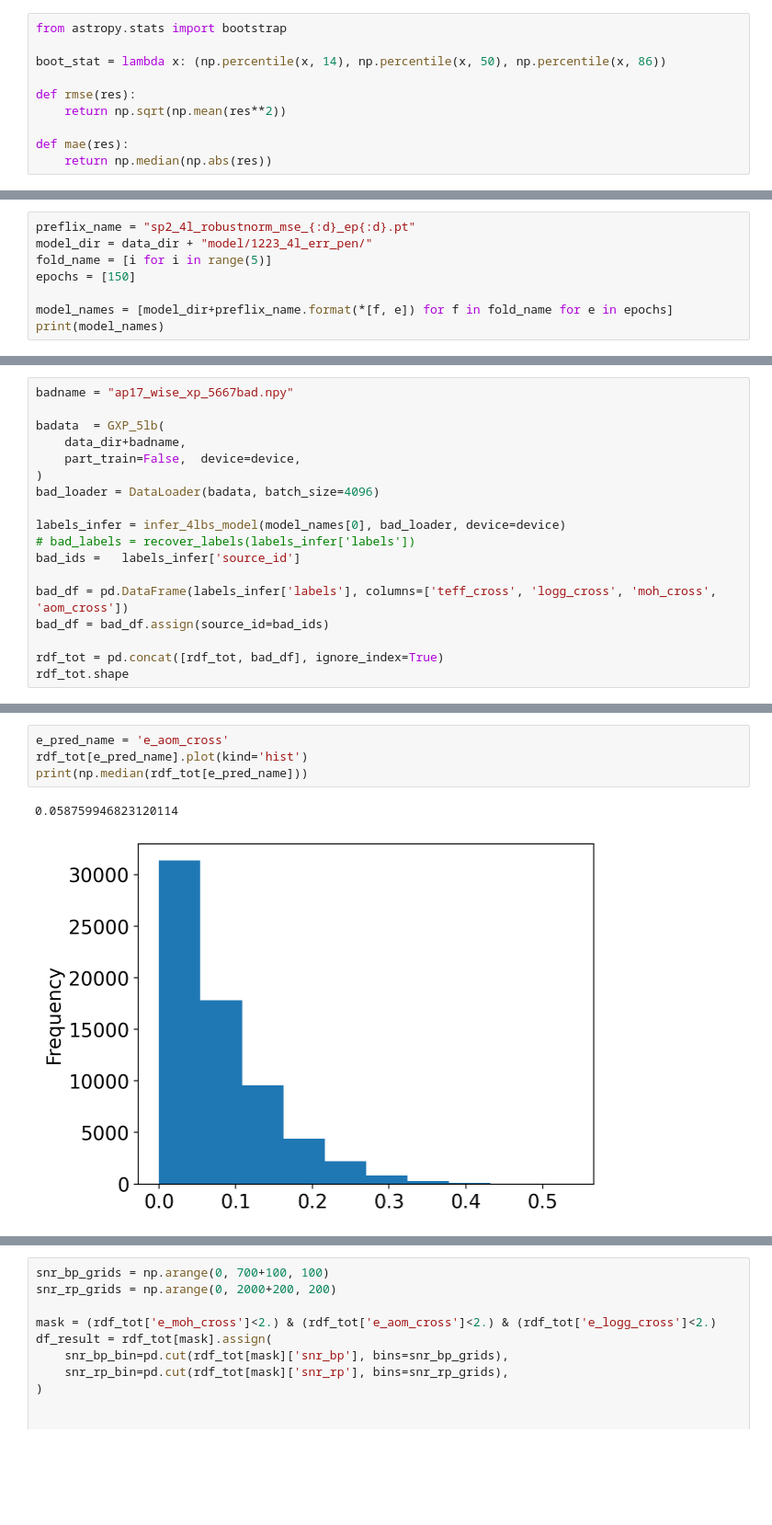
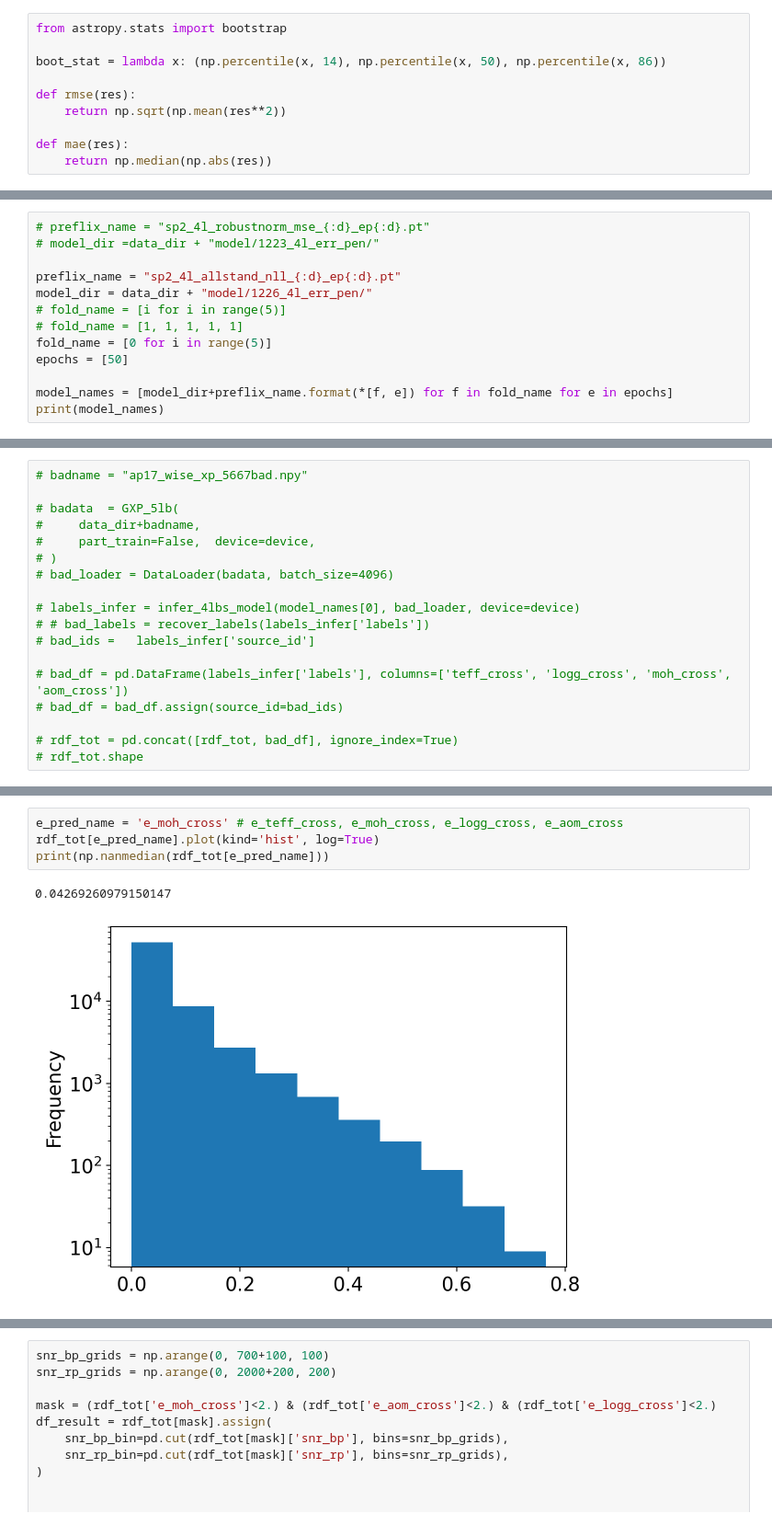
Before and after one commit to jiadonglee/aspgap, a Jupyter notebook: notebook/inference.ipynb, the cells around one changed output, grey strips where cells are left out. Shown at 92% size. Cells and saved outputs as stored; diff of their text form; blank space fills up the shorter version.

```diff
--- a/notebook/inference.ipynb
+++ b/notebook/inference.ipynb
@@ -56,8 +102,13 @@ gdata_loader = DataLoader(gdata, batch_size=4096)
 # %%
-preflix_name = "sp2_4l_robustnorm_mse_{:d}_ep{:d}.pt"
-model_dir = data_dir + "model/1223_4l_err_pen/"
-fold_name = [i for i in range(5)]
-epochs = [150]
+# preflix_name = "sp2_4l_robustnorm_mse_{:d}_ep{:d}.pt"
+# model_dir =data_dir + "model/1223_4l_err_pen/"
+
+preflix_name = "sp2_4l_allstand_nll_{:d}_ep{:d}.pt"
+model_dir = data_dir + "model/1226_4l_err_pen/"
+# fold_name = [i for i in range(5)]
+# fold_name = [1, 1, 1, 1, 1]
+fold_name = [0 for i in range(5)]
+epochs = [50]
 
 model_names = [model_dir+preflix_name.format(*[f, e]) for f in fold_name for e in epochs]
 print(model_names)
@@ -123,21 +171,21 @@ FOLD 4
 --------------------------------
 66701
 # %%
-badname = "ap17_wise_xp_5667bad.npy"
+# badname = "ap17_wise_xp_5667bad.npy"
 
-badata  = GXP_5lb(
-    data_dir+badname,
-    part_train=False,  device=device,
-)
-bad_loader = DataLoader(badata, batch_size=4096)
+# badata  = GXP_5lb(
+#     data_dir+badname,
+#     part_train=False,  device=device,
+# )
+# bad_loader = DataLoader(badata, batch_size=4096)
 
-labels_infer = infer_4lbs_model(model_names[0], bad_loader, device=device)
-# bad_labels = recover_labels(labels_infer['labels'])
-bad_ids =   labels_infer['source_id']
+# labels_infer = infer_4lbs_model(model_names[0], bad_loader, device=device)
+# # bad_labels = recover_labels(labels_infer['labels'])
+# bad_ids =   labels_infer['source_id']
 
-bad_df = pd.DataFrame(labels_infer['labels'], columns=['teff_cross', 'logg_cross', 'moh_cross', 'aom_cross'])
-bad_df = bad_df.assign(source_id=bad_ids)
+# bad_df = pd.DataFrame(labels_infer['labels'], columns=['teff_cross', 'logg_cross', 'moh_cross', 'aom_cross'])
+# bad_df = bad_df.assign(source_id=bad_ids)
 
-rdf_tot = pd.concat([rdf_tot, bad_df], ignore_index=True)
-rdf_tot.shape
+# rdf_tot = pd.concat([rdf_tot, bad_df], ignore_index=True)
+# rdf_tot.shape
 # %%
@@ -171,12 +216,12 @@ rdf_tot.shape
       dtype='object')
 (66701, 54)
 # %%
-e_pred_name = 'e_aom_cross'
-rdf_tot[e_pred_name].plot(kind='hist')
-print(np.median(rdf_tot[e_pred_name]))
+e_pred_name = 'e_moh_cross' # e_teff_cross, e_moh_cross, e_logg_cross, e_aom_cross
+rdf_tot[e_pred_name].plot(kind='hist', log=True)
+print(np.nanmedian(rdf_tot[e_pred_name]))
 # %% [output]
-0.058759946823120114
+0.04269260979150147
-[figure, old version]
+[figure, new version]
 # %%
 from transGaia.vis import *
 rcParams["font.size"] = 15
```
Also changed, not shown: parts of 11 cells of this notebook, 11 other files.
